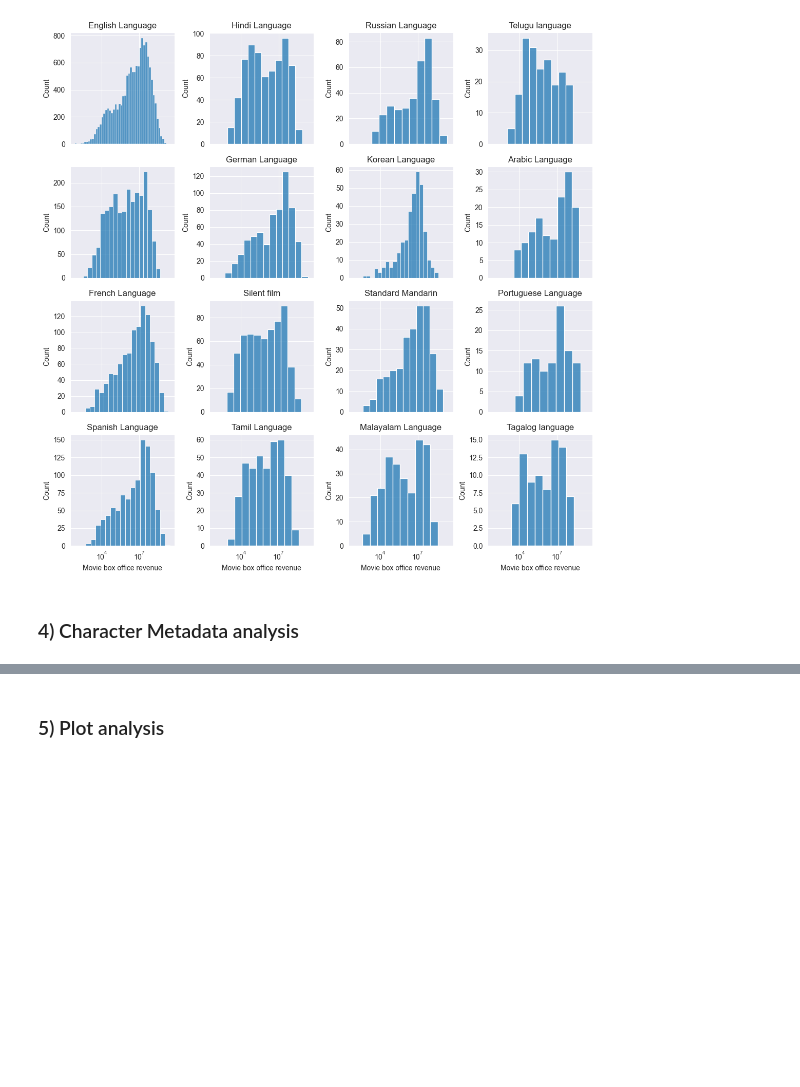
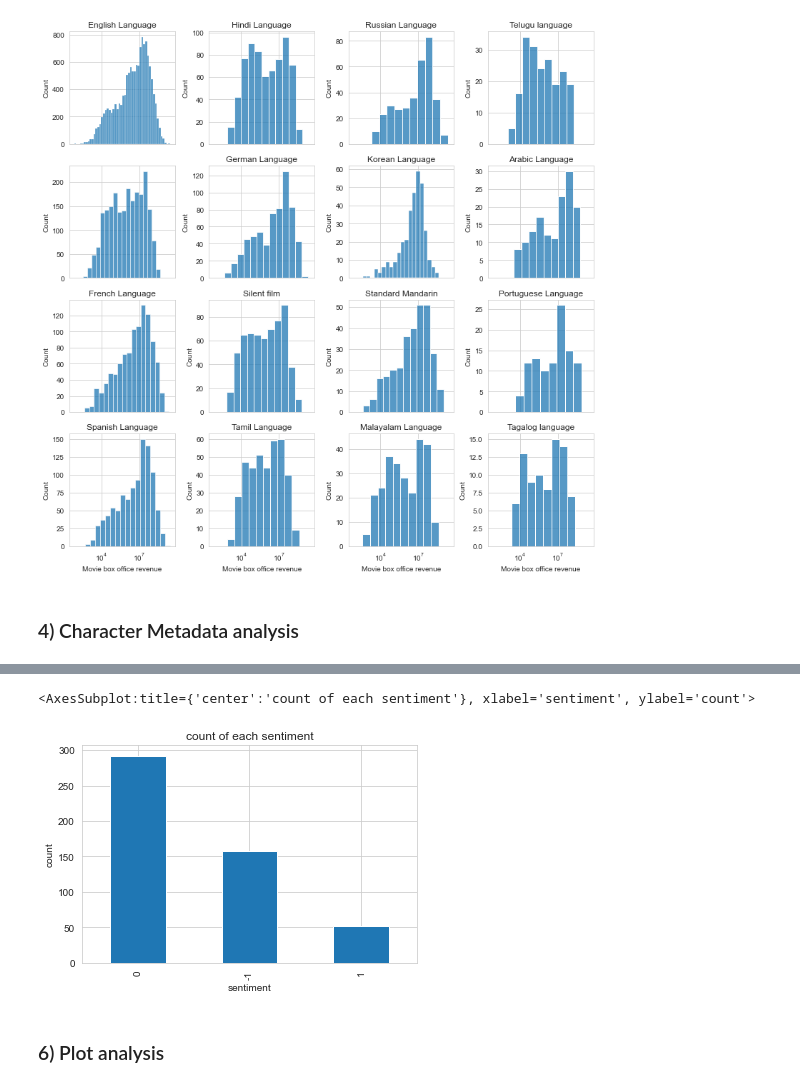
Before and after one commit to epfl-ada/ada-2022-project-pythonistrash, a Jupyter notebook: Milestone2.ipynb, the cells around one changed output, grey strips where cells are left out. Cells and saved outputs as stored; diff of their text form; code cells hidden in the pictures; blank space fills up the shorter version.

Commit message:
Add tvtropes analysis

```diff
--- a/Milestone2.ipynb
+++ b/Milestone2.ipynb
@@ -451,0 +535,2 @@ plot_metadata_frequency_against_metric(metadata_df, langs_prefix, correlated_lan
+# %%
+character_to_type['type'] = character_to_type['type'].apply(lambda x: ' '.join(x.split('_')))
@@ -451,0 +553,3 @@ plot_metadata_frequency_against_metric(metadata_df, langs_prefix, correlated_lan
+# %%
+sia = SentimentIntensityAnalyzer()
+sia.polarity_scores('adventurer archeologist')
@@ -451,0 +558,9 @@ plot_metadata_frequency_against_metric(metadata_df, langs_prefix, correlated_lan
+# %%
+def get_sentiment(sentence):
+    score = sia.polarity_scores(sentence)
+    if score['pos'] > score['neg'] and score['neu'] < 0.5: return 1
+    elif score['pos'] < score['neg'] and score['neu'] < 0.5: return -1
+    else: return 0
+# %%
+sentiment = character_to_type['type'].apply(get_sentiment).to_frame().rename(columns = {"type":"sentiment"})
+character_to_type = pd.concat([character_to_type, sentiment],axis=1)
@@ -452,2 +581,8 @@ plot_metadata_frequency_against_metric(metadata_df, langs_prefix, correlated_lan
+# %%
+# Can change -1 to negative....
+character_to_type['sentiment'].value_counts().plot(kind='bar', xlabel= 'sentiment', ylabel = 'count', title = 'count of each sentiment')
+# %% [output]
+<AxesSubplot:title={'center':'count of each sentiment'}, xlabel='sentiment', ylabel='count'>
+[figure, added]
 # %% [markdown]
-### 5) Plot analysis
+### 6) Plot analysis
```
Also changed, not shown: parts of 18 cells of this notebook.
